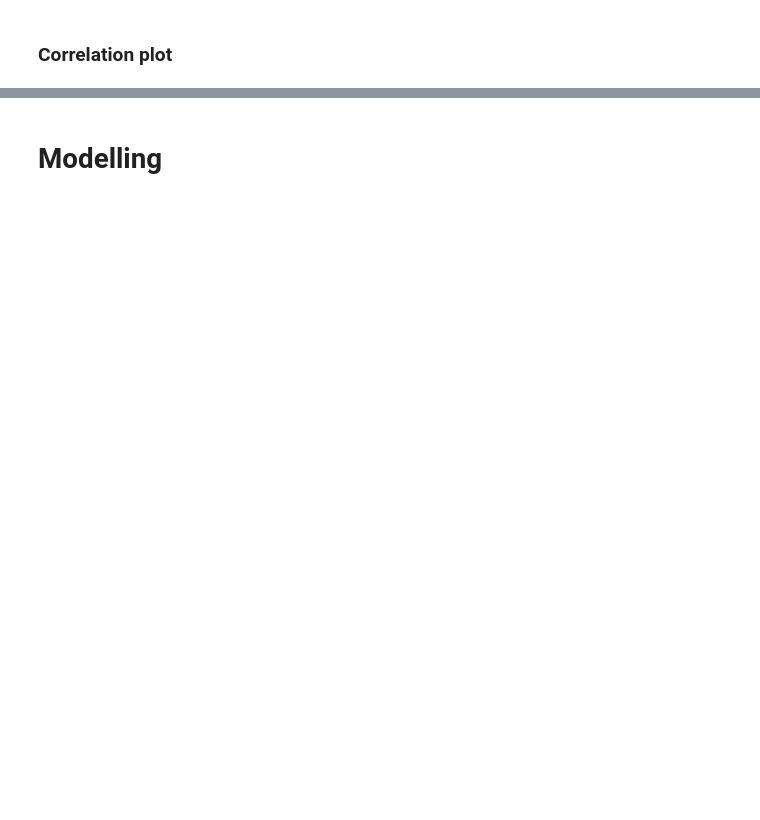
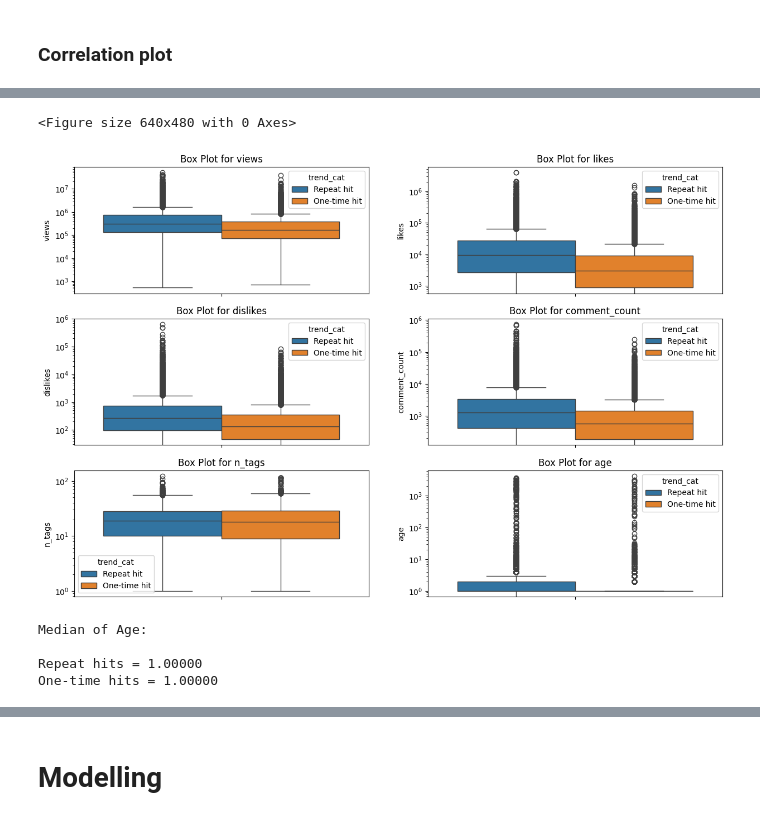
Before and after one commit to Thampi-hub/Springboard_RT, a Jupyter notebook: Capstone_2/2_DataWrangling/readData.ipynb, the cells around one changed output, grey strips where cells are left out. Cells and saved outputs as stored; diff of their text form; code cells hidden in the pictures; blank space fills up the shorter version.

```diff
--- a/Capstone_2/2_DataWrangling/readData.ipynb
+++ b/Capstone_2/2_DataWrangling/readData.ipynb
@@ -283,0 +307,29 @@ plt.yscale("log")
+# %%
+plt.clf()
+fig, axes = plt.subplots(nrows=3, ncols=2, figsize=(15, 10))
+
+for i in range(3):
+  for j in range(2):
+    n = 2*i + j
+
+    sns.boxplot(ax=axes[i][j], y=filtrData[numeric_metrics[n]], hue=filtrData["trend_cat"])
+    axes[i][j].set_title('Box Plot for ' + numeric_metrics[n])
+    axes[i][j].set_yscale("log")
+
+plt.show()
+# %% [output]
+<Figure size 640x480 with 0 Axes>
+[figure, added]
+# %%
+# Closer look at Age metric (central):
+median_age_repeathit = np.median(filtrData.loc[filtrData["trend_cat"]=="One-time hit", "age"])
+median_age_onehit    = np.median(filtrData.loc[filtrData["trend_cat"]=="Repeat hit", "age"])
+
+print("Median of Age:\n")
+print(f'Repeat hits = {median_age_repeathit:.5f}')
+print(f'One-time hits = {median_age_onehit:.5f}')
+# %% [output]
+Median of Age:
+
+Repeat hits = 1.00000
+One-time hits = 1.00000
```
Also changed, not shown: parts of 10 cells of this notebook.
